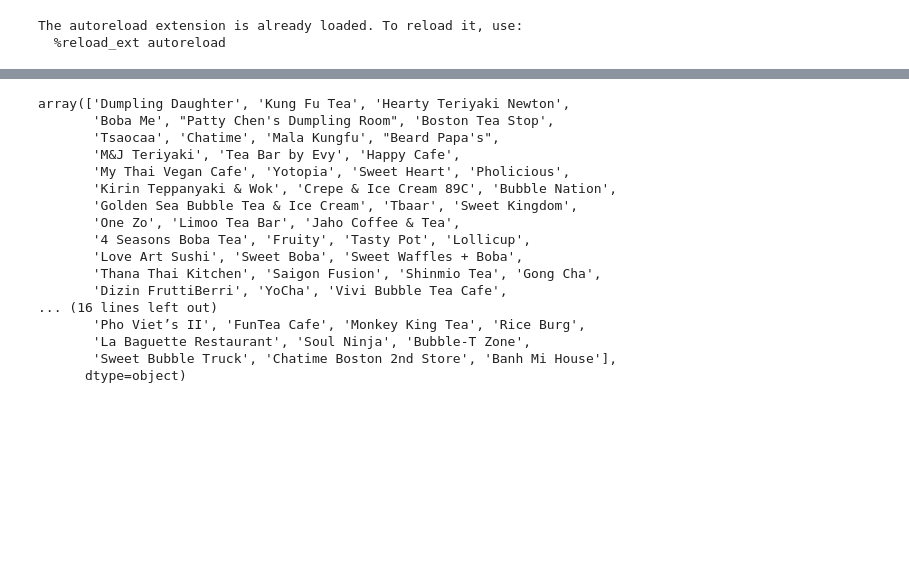
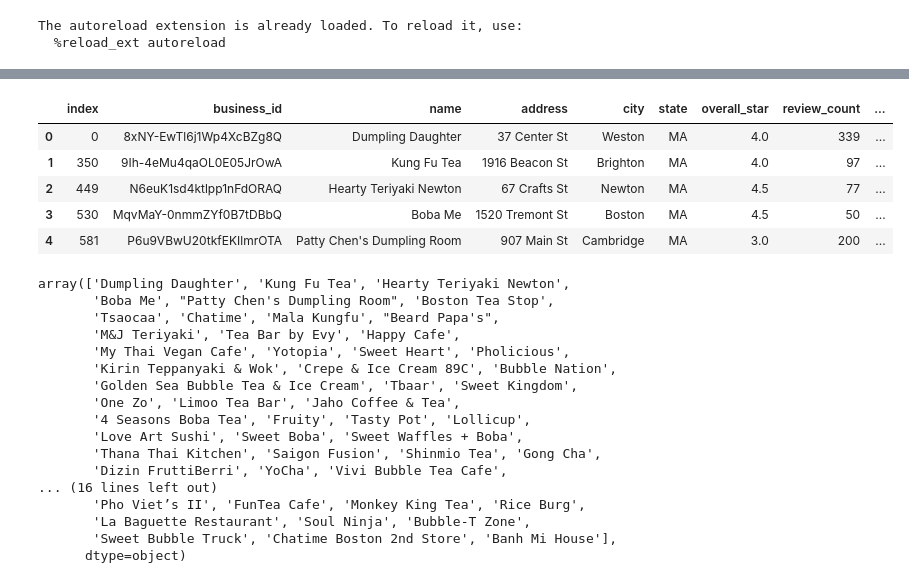
Before and after one commit to justinxu421/restaurant_planner, a Jupyter notebook: boba_flask_app/BobaApp/analyze_boston_boba.ipynb, the cells around one changed output, grey strips where cells are left out. Cells and saved outputs as stored; diff of their text form; code cells hidden in the pictures; blank space fills up the shorter version.

```diff
--- a/boba_flask_app/BobaApp/analyze_boston_boba.ipynb
+++ b/boba_flask_app/BobaApp/analyze_boston_boba.ipynb
@@ -174,0 +100,12 @@ Wall time: 2.98 ms
+# %%
+%%time
+from sqlalchemy import create_engine
+engine = create_engine("sqlite:///yelp.db", echo=False)
+query = f"""SELECT *
+            from boston_boba_businesses
+            """
+pd.read_sql(
+    query,
+    con=engine,
+).head()
+# %% [output]
@@ -175,3 +114,9 @@ Wall time: 2.98 ms
+|  | index | business_id | name | address | city | state | overall_star | review_count | ... |
+| 0 | 0 | 8xNY-EwTl6j1Wp4XcBZg8Q | Dumpling Daughter | 37 Center St | Weston | MA | 4.0 | 339 | ... |
+| 1 | 350 | 9Ih-4eMu4qaOL0E05JrOwA | Kung Fu Tea | 1916 Beacon St | Brighton | MA | 4.0 | 97 | ... |
+| 2 | 449 | N6euK1sd4ktlpp1nFdORAQ | Hearty Teriyaki Newton | 67 Crafts St | Newton | MA | 4.5 | 77 | ... |
+| 3 | 530 | MqvMaY-0nmmZYf0B7tDBbQ | Boba Me | 1520 Tremont St | Boston | MA | 4.5 | 50 | ... |
+| 4 | 581 | P6u9VBwU20tkfEKIlmrOTA | Patty Chen's Dumpling Room | 907 Main St | Cambridge | MA | 3.0 | 200 | ... |
 # %%
 import pandas as pd
 import numpy as np
```
Also changed, not shown: parts of 12 cells of this notebook, 3 other files.
